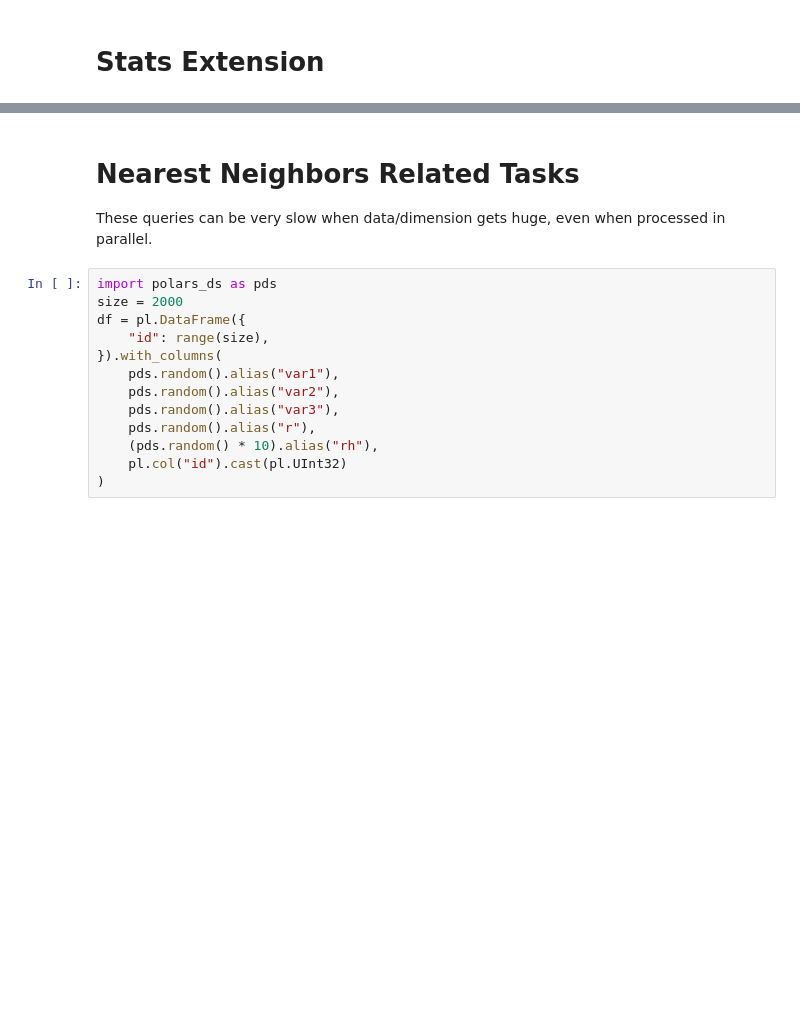
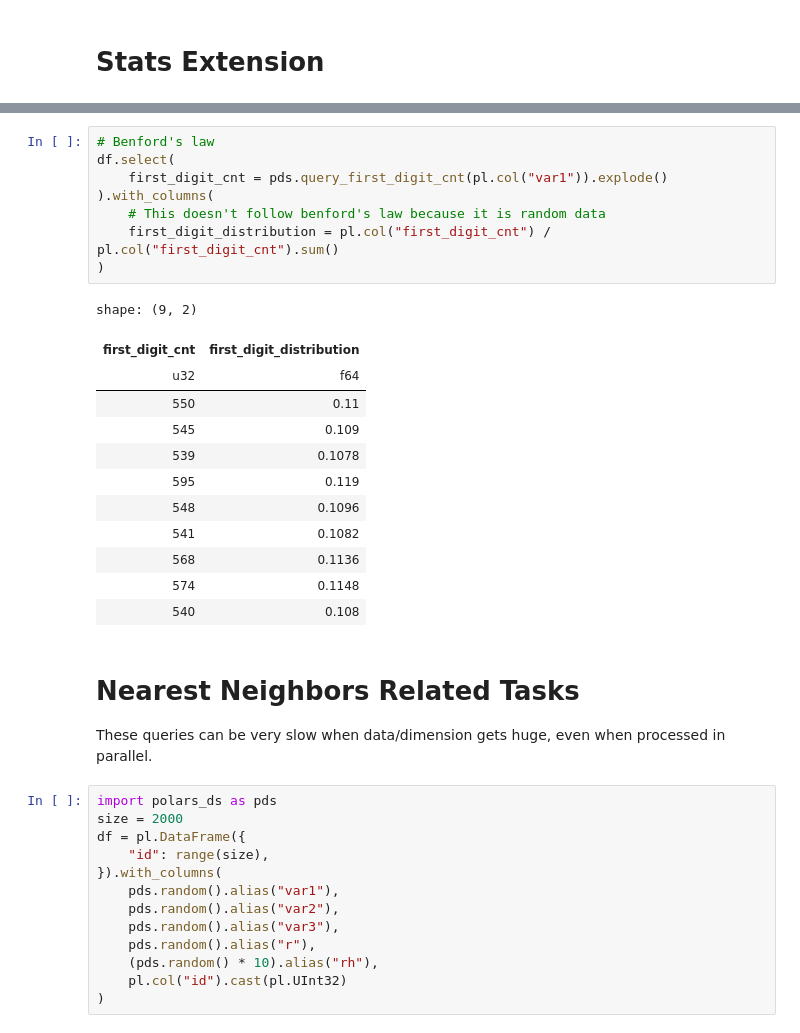
Before and after one commit to abstractqqq/polars_ds_extension, a Jupyter notebook: examples/basics.ipynb, the cells around one changed output, grey strips where cells are left out. Drawn from its saved outputs; the diff is of its cells as text; blank space fills up the shorter version.

Commit message:
added benford

```diff
--- a/examples/basics.ipynb
+++ b/examples/basics.ipynb
@@ -291,3 +559,24 @@ df.group_by("market_id").agg(
+# %%
+# Benford's law
+df.select(
+    first_digit_cnt = pds.query_first_digit_cnt(pl.col("var1")).explode()
+).with_columns(
+    # This doesn't follow benford's law because it is random data
+    first_digit_distribution = pl.col("first_digit_cnt") / pl.col("first_digit_cnt").sum()
+)
+# %% [output]
+shape: (9, 2)
+| first_digit_cnt | first_digit_distribution |
+| u32 | f64 |
+| 550 | 0.11 |
+| 545 | 0.109 |
+| 539 | 0.1078 |
+| 595 | 0.119 |
+| 548 | 0.1096 |
+| 541 | 0.1082 |
+| 568 | 0.1136 |
+| 574 | 0.1148 |
+| 540 | 0.108 |
 # %% [markdown]
 # Nearest Neighbors Related Tasks
 
```
Also changed, not shown: parts of 54 cells of this notebook, 7 other files.
